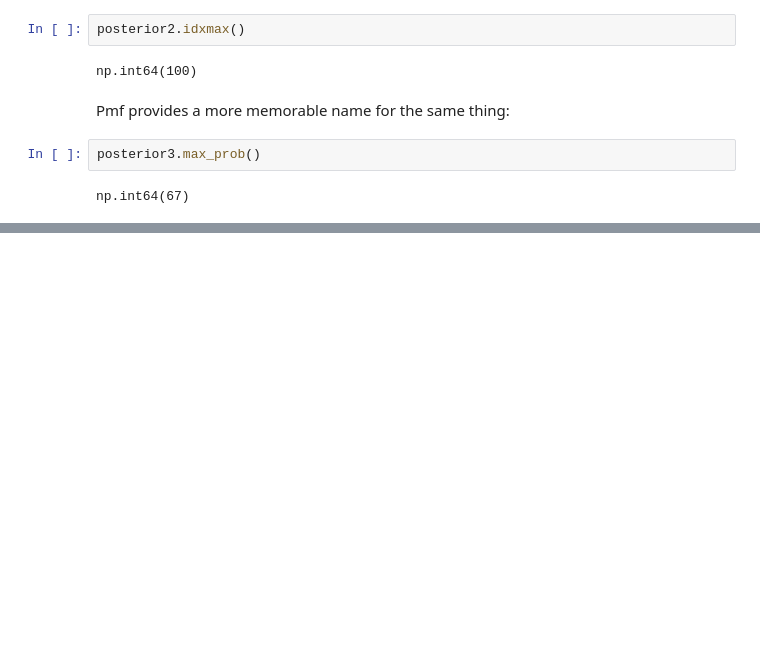
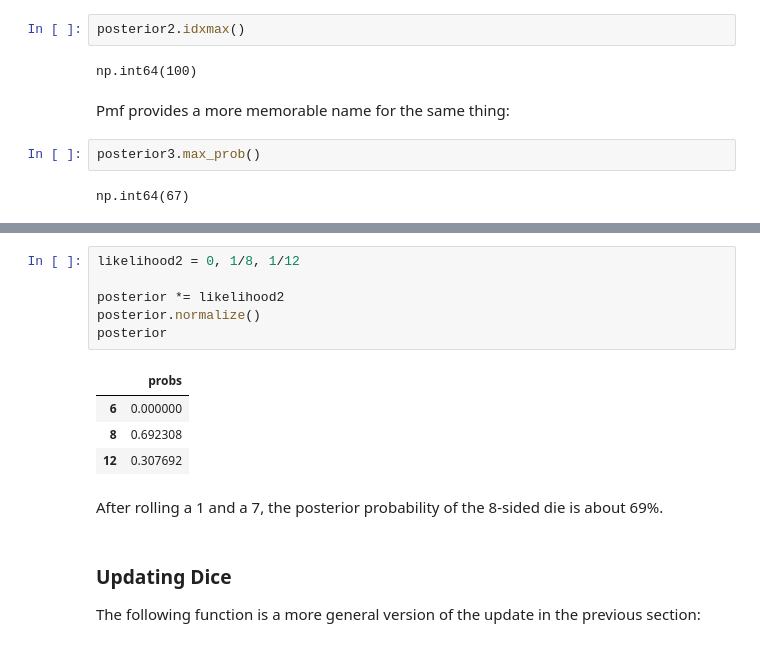
Before and after one commit to bea-sirowy/Python-tutorials, a Jupyter notebook: Bayes02_distributions.ipynb, the cells around one changed output, grey strips where cells are left out. Cells and saved outputs as stored; diff of their text form; blank space fills up the shorter version.

```diff
--- a/Bayes02_distributions.ipynb
+++ b/Bayes02_distributions.ipynb
@@ -341,0 +405,19 @@ np.int64(67)
+# %%
+likelihood2 = 0, 1/8, 1/12
+
+posterior *= likelihood2
+posterior.normalize()
+posterior
+# %% [output]
+|  | probs |
+| 6 | 0.000000 |
+| 8 | 0.692308 |
+| 12 | 0.307692 |
+# %% [markdown]
+After rolling a 1 and a 7, the posterior probability of the 8-sided die is about
+69%.
+# %% [markdown]
+### Updating Dice
+
+The following function is a more general version of the update in the previous
+section:
```
Also changed, not shown: parts of 18 cells of this notebook.
